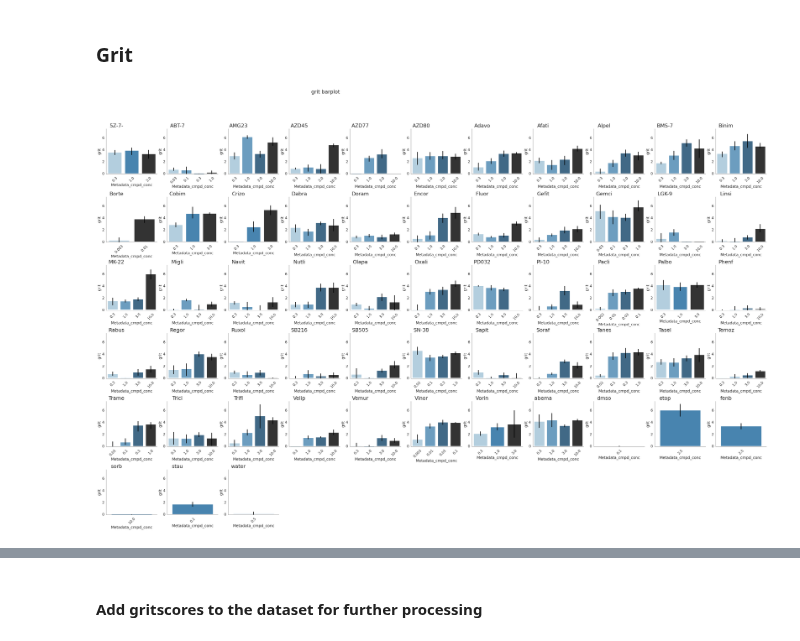
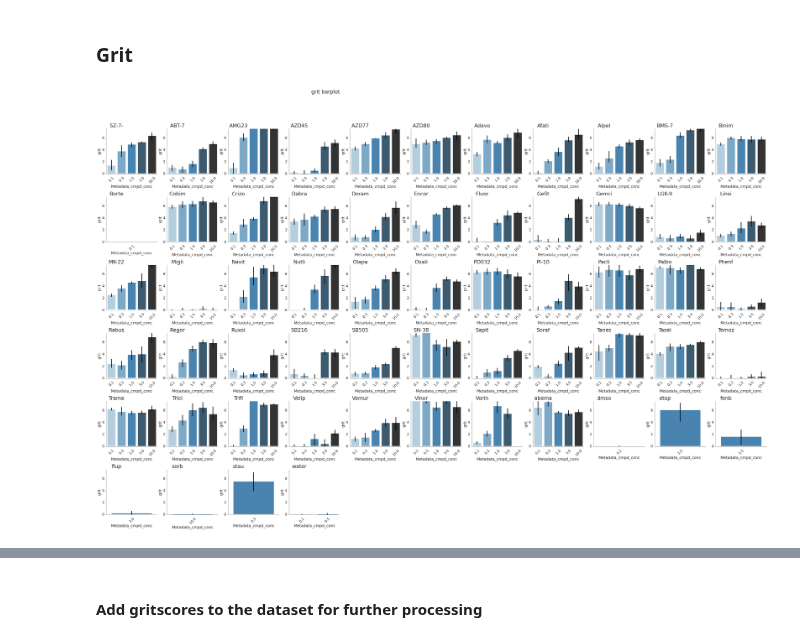
Before and after one commit to pharmbio/colopaint3D, a Jupyter notebook: spher_colo52_v1/3_Figure3/3_GritScores/3_GritScores.ipynb, the cells around one changed output, grey strips where cells are left out. Saved outputs shown, nothing was run; the diff lists cells and outputs as text; code cells hidden in the pictures.

```diff
--- a/spher_colo52_v1/3_Figure3/3_GritScores/3_GritScores.ipynb
+++ b/spher_colo52_v1/3_Figure3/3_GritScores/3_GritScores.ipynb
@@ -29,7 +29,7 @@ dpi = 300
 figformat = 'pdf'
 # %%
 cell_line = 'HCT116'
-data_type = 'aggregates'
+data_type = '2D'
 # %%
 # Load the data
 dir = '1_Data/results/'
@@ -49,6 +49,8 @@ def list_features(df):
 # %%
 ## Prepare the metadata for the grit calculation
 dataset_grit = data.copy()
+
+dataset_grit['Metadata_name'] = dataset_grit['Metadata_cmpdname'].str[:5]
 
 # Add a column with the step of the concentration (easier for plotting)
 dataset_grit['Metadata_conc_step'] = (
@@ -107,35 +109,35 @@ sp = 1
 nrrow = 6
 nrcol = 11
 for some in CompoundsUsed[:]:
     grit_scores_part = grit_scores[grit_scores["Metadata_name"] == some].copy()
     grit_scores_part.sort_values(by="Metadata_conc_step", inplace=True)
     ax = fig.add_subplot(nrrow, nrcol, sp)
     ax = sns.barplot(
         x="Metadata_cmpd_conc",
         y="grit",
         data=grit_scores_part,
         hue="Metadata_conc_step",
         legend=False,
         palette="Blues_d",
         alpha=1,
         err_kws={'linewidth': 3,'color': 'black'},
     )
     ax.set_facecolor("w")
     ax.spines["bottom"].set_color("grey")
     ax.spines["left"].set_color("grey")
     ax.set_ylim([-0.1, 7.5])
     ax.set_title("{}".format(some), fontsize=24, x=0.2)
     plt.subplots_adjust(top=0.9, wspace=0.2, hspace=0.5, left=0.0)
     plt.xticks(rotation = 45)
     sp += 1
 
 fig.savefig(
-        "3_GritScores/result-images/GritScores_{}.{}".format(cell_line,'png'), dpi=dpi, bbox_inches="tight"
+        "3_Figure3/3_GritScores/result-images/GritScores_{}.{}".format(cell_line,'png'), dpi=dpi, bbox_inches="tight"
         )
 
 plt.show()
 # %% [output]
-[figure, old version]
+[figure, new version]
 # %%
 # Plot only a handful of compounds for the main figure
 
```
Also changed, not shown: parts of 3 cells of this notebook, 3 other files.
